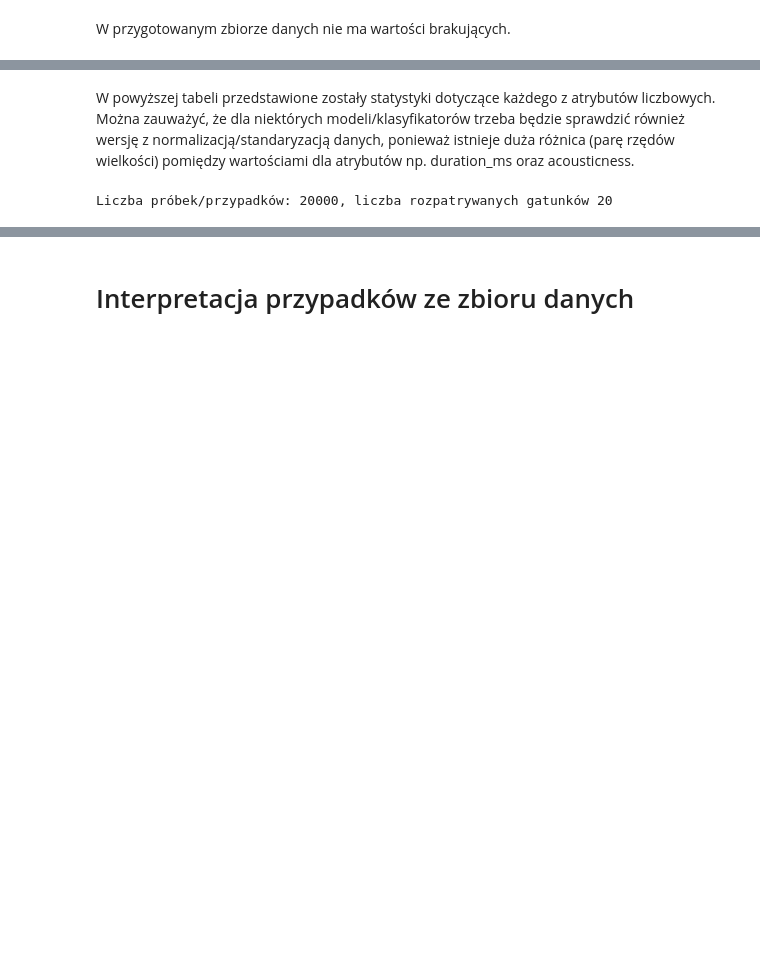
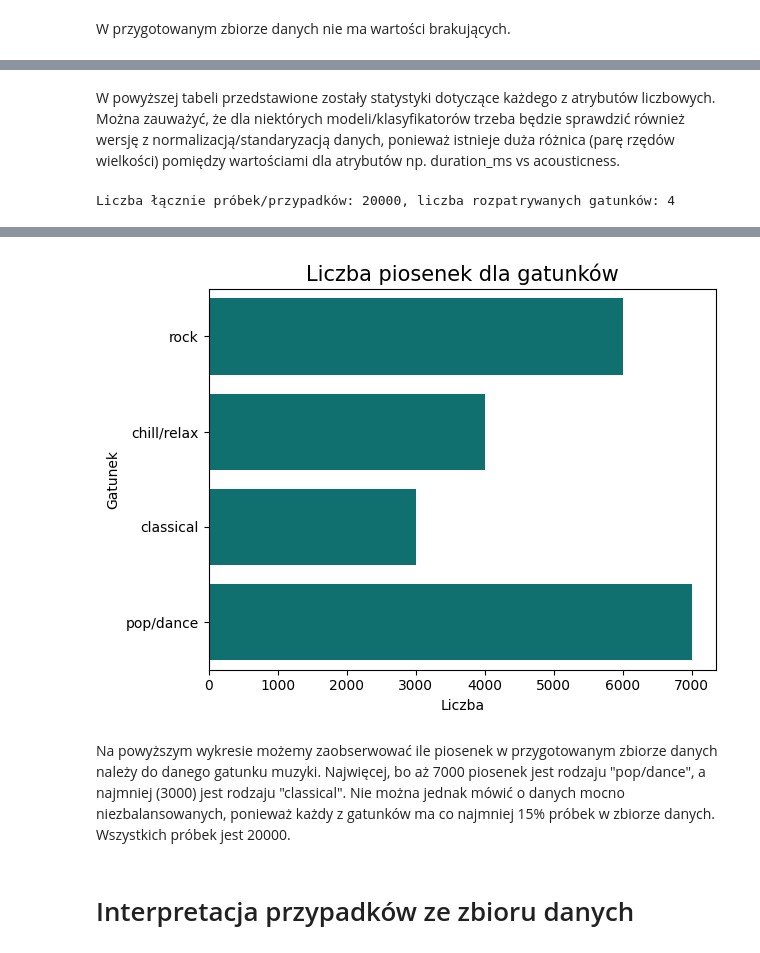
Before and after one commit to anras5/songs-classifier, a Jupyter notebook: data-analysis/src/analysis.ipynb, the cells around one changed output, grey strips where cells are left out. Drawn from its saved outputs; the diff is of its cells as text; code cells hidden in the pictures; blank space fills up the shorter version.

```diff
--- a/data-analysis/src/analysis.ipynb
+++ b/data-analysis/src/analysis.ipynb
@@ -148,10 +157,14 @@ df.describe()
 | 75% | 59.0000 | 242437.5000 | 0.6860 | 0.8100 | -5.2527 | 0.0712 | 0.7540 | 0.2182 | ... |
 | max | 100.0000 | 4120258.0000 | 0.9650 | 1.0000 | 1.0230 | 0.7660 | 0.9960 | 1.0000 | ... |
 # %% [markdown]
-W powyższej tabeli przedstawione zostały statystyki dotyczące każdego z atrybutów liczbowych. Można zauważyć, że dla niektórych modeli/klasyfikatorów trzeba będzie sprawdzić również wersję z normalizacją/standaryzacją danych, ponieważ istnieje duża różnica (parę rzędów wielkości) pomiędzy wartościami dla atrybutów np. duration_ms oraz acousticness.
+W powyższej tabeli przedstawione zostały statystyki dotyczące każdego z atrybutów liczbowych. Można zauważyć, że dla niektórych modeli/klasyfikatorów trzeba będzie sprawdzić również wersję z normalizacją/standaryzacją danych, ponieważ istnieje duża różnica (parę rzędów wielkości) pomiędzy wartościami dla atrybutów np. duration_ms vs acousticness.
 # %%
-print(f"Liczba próbek/przypadków: {len(df)}, liczba rozpatrywanych gatunków {len(GENRES)}")
-
-df.groupby('track_genre').count()
+print(f"Liczba łącznie próbek/przypadków: {len(df)}, liczba rozpatrywanych gatunków: {len(df.track_genre.unique())}")
+sns.countplot(df['track_genre'], color='teal')
+plt.title("Liczba piosenek dla gatunków", fontsize=15)
+plt.tight_layout()
+plt.ylabel("Gatunek")
+plt.xlabel("Liczba")
+plt.show()
 # %% [output]
-Liczba próbek/przypadków: 20000, liczba rozpatrywanych gatunków 20
+Liczba łącznie próbek/przypadków: 20000, liczba rozpatrywanych gatunków: 4
@@ -164,3 +171,6 @@ Liczba próbek/przypadków: 20000, liczba rozpatrywanych gatunków 20
+[figure, added]
+# %% [markdown]
+Na powyższym wykresie możemy zaobserwować ile piosenek w przygotowanym zbiorze danych należy do danego gatunku muzyki. Najwięcej, bo aż 7000 piosenek jest rodzaju "pop/dance", a najmniej (3000) jest rodzaju "classical". Nie można jednak mówić o danych mocno niezbalansowanych, ponieważ każdy z gatunków ma co najmniej 15% próbek w zbiorze danych. Wszystkich próbek jest 20000.
 # %% [markdown]
 # Interpretacja przypadków ze zbioru danych
 # %% [markdown]
```
Also changed, not shown: parts of 27 cells of this notebook, 3 other files.
